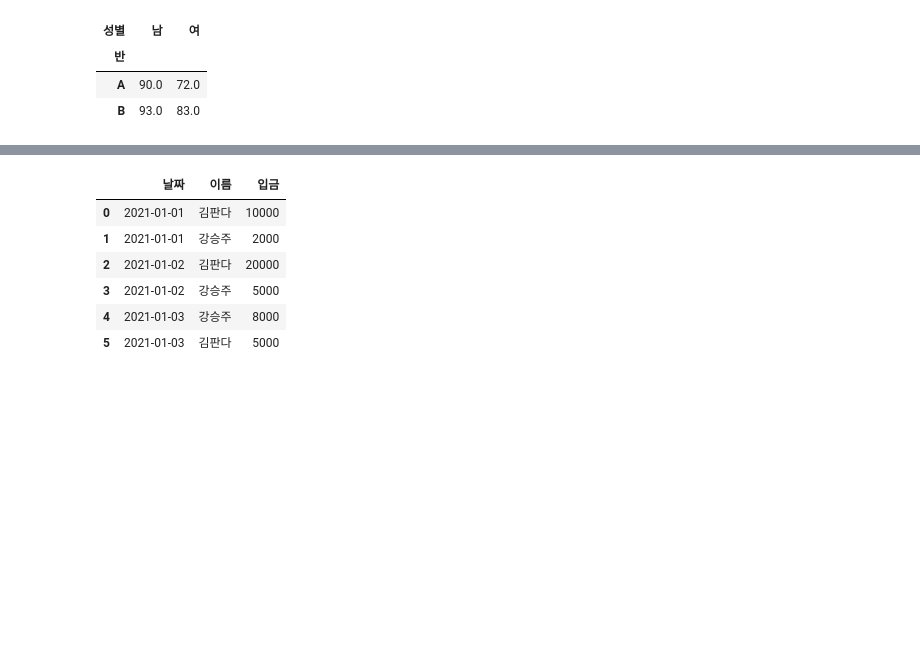
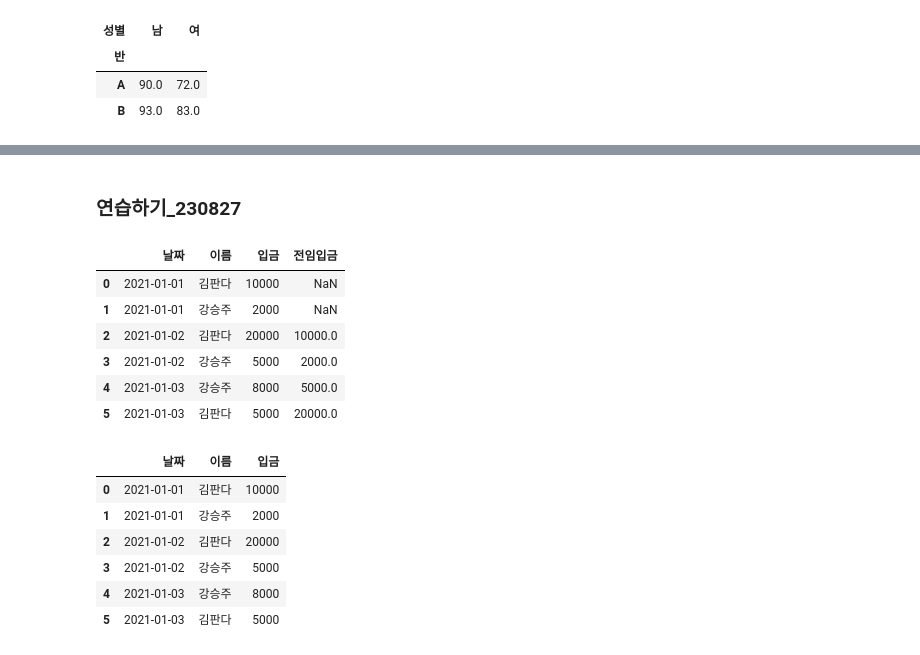
Before and after one commit to eunzzae/Oline_FC_study, a Jupyter notebook: online_python 47 project/2. python_data analyze/09_주식데이터를_통해_groupby_사용하기.ipynb, the cells around one changed output, grey strips where cells are left out. Saved outputs shown, nothing was run; the diff lists cells and outputs as text; code cells hidden in the pictures; blank space fills up the shorter version.

```diff
--- a/online_python 47 project/2. python_data analyze/09_주식데이터를_통해_groupby_사용하기.ipynb
+++ b/online_python 47 project/2. python_data analyze/09_주식데이터를_통해_groupby_사용하기.ipynb
@@ -285,6 +331,19 @@ df.groupby(['반', '성별'])['점수'].mean().unstack()
 | B | 93.0 | 83.0 |
 # %% [markdown]
 <img src=https://i.ibb.co/hRFtSTb/groupby.jpg, width=600>
+# %% [markdown]
+### 연습하기_230827
+# %%
+df2['전임입금']=df2.groupby('이름')['입금'].shift()
+df2
+# %% [output]
+|  | 날짜 | 이름 | 입금 | 전임입금 |
+| 0 | 2021-01-01 | 김판다 | 10000 | NaN |
+| 1 | 2021-01-01 | 강승주 | 2000 | NaN |
+| 2 | 2021-01-02 | 김판다 | 20000 | 10000.0 |
+| 3 | 2021-01-02 | 강승주 | 5000 | 2000.0 |
+| 4 | 2021-01-03 | 강승주 | 8000 | 5000.0 |
+| 5 | 2021-01-03 | 김판다 | 5000 | 20000.0 |
 # %%
 df2
 # %% [output]
```
Also changed, not shown: parts of 5 cells of this notebook.
